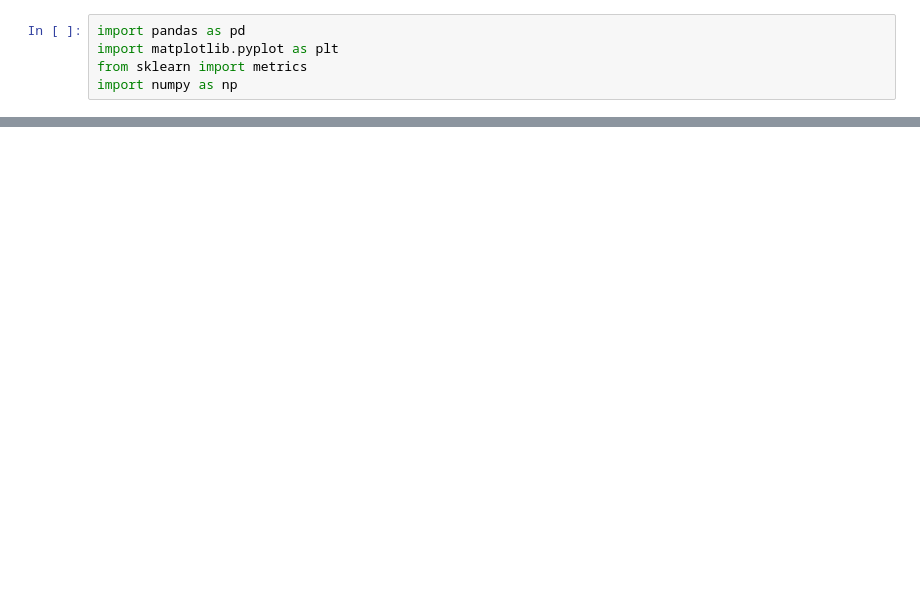
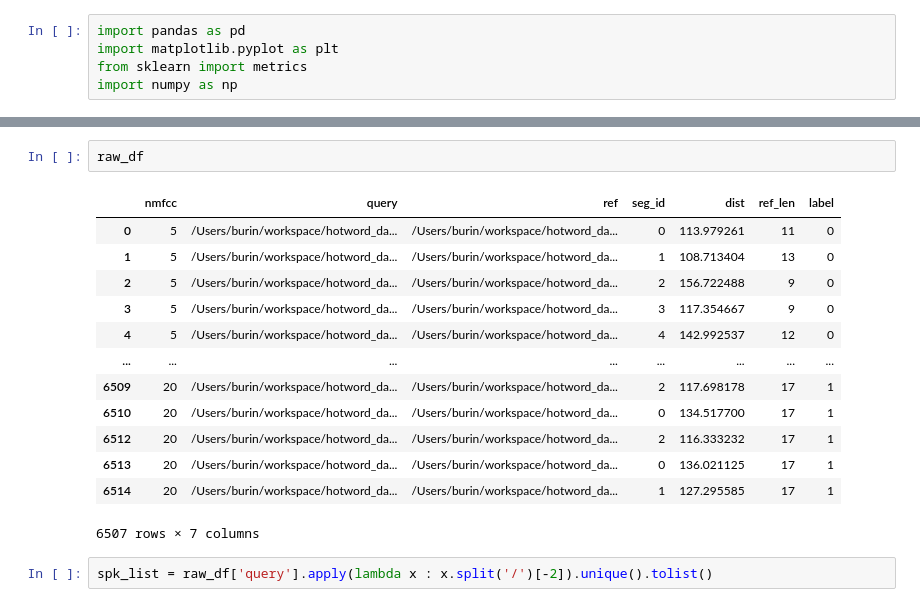
Before and after one commit to burin-n/hotword_spotting, a Jupyter notebook: scripts/visualize score.ipynb, the cells around one changed output, grey strips where cells are left out. Saved outputs shown, nothing was run; the diff lists cells and outputs as text; blank space fills up the shorter version.

```diff
--- a/scripts/visualize score.ipynb
+++ b/scripts/visualize score.ipynb
@@ -12 +23,19 @@ raw_df = pd.read_csv('../score_cmn_1024.csv')
+# %%
+raw_df
+# %% [output]
+|  | nmfcc | query | ref | seg_id | dist | ref_len | label |
+| 0 | 5 | /Users/burin/workspace/hotword_da... | /Users/burin/workspace/hotword_da... | 0 | 113.979261 | 11 | 0 |
+| 1 | 5 | /Users/burin/workspace/hotword_da... | /Users/burin/workspace/hotword_da... | 1 | 108.713404 | 13 | 0 |
+| 2 | 5 | /Users/burin/workspace/hotword_da... | /Users/burin/workspace/hotword_da... | 2 | 156.722488 | 9 | 0 |
+| 3 | 5 | /Users/burin/workspace/hotword_da... | /Users/burin/workspace/hotword_da... | 3 | 117.354667 | 9 | 0 |
+| 4 | 5 | /Users/burin/workspace/hotword_da... | /Users/burin/workspace/hotword_da... | 4 | 142.992537 | 12 | 0 |
+| ... | ... | ... | ... | ... | ... | ... | ... |
+| 6509 | 20 | /Users/burin/workspace/hotword_da... | /Users/burin/workspace/hotword_da... | 2 | 117.698178 | 17 | 1 |
+| 6510 | 20 | /Users/burin/workspace/hotword_da... | /Users/burin/workspace/hotword_da... | 0 | 134.517700 | 17 | 1 |
+| 6512 | 20 | /Users/burin/workspace/hotword_da... | /Users/burin/workspace/hotword_da... | 2 | 116.333232 | 17 | 1 |
+| 6513 | 20 | /Users/burin/workspace/hotword_da... | /Users/burin/workspace/hotword_da... | 0 | 136.021125 | 17 | 1 |
+| 6514 | 20 | /Users/burin/workspace/hotword_da... | /Users/burin/workspace/hotword_da... | 1 | 127.295585 | 17 | 1 |
+6507 rows × 7 columns
+# %%
+spk_list = raw_df['query'].apply(lambda x : x.split('/')[-2]).unique().tolist()
 # %%
```
Also changed, not shown: parts of 10 cells of this notebook, 8 other files.
